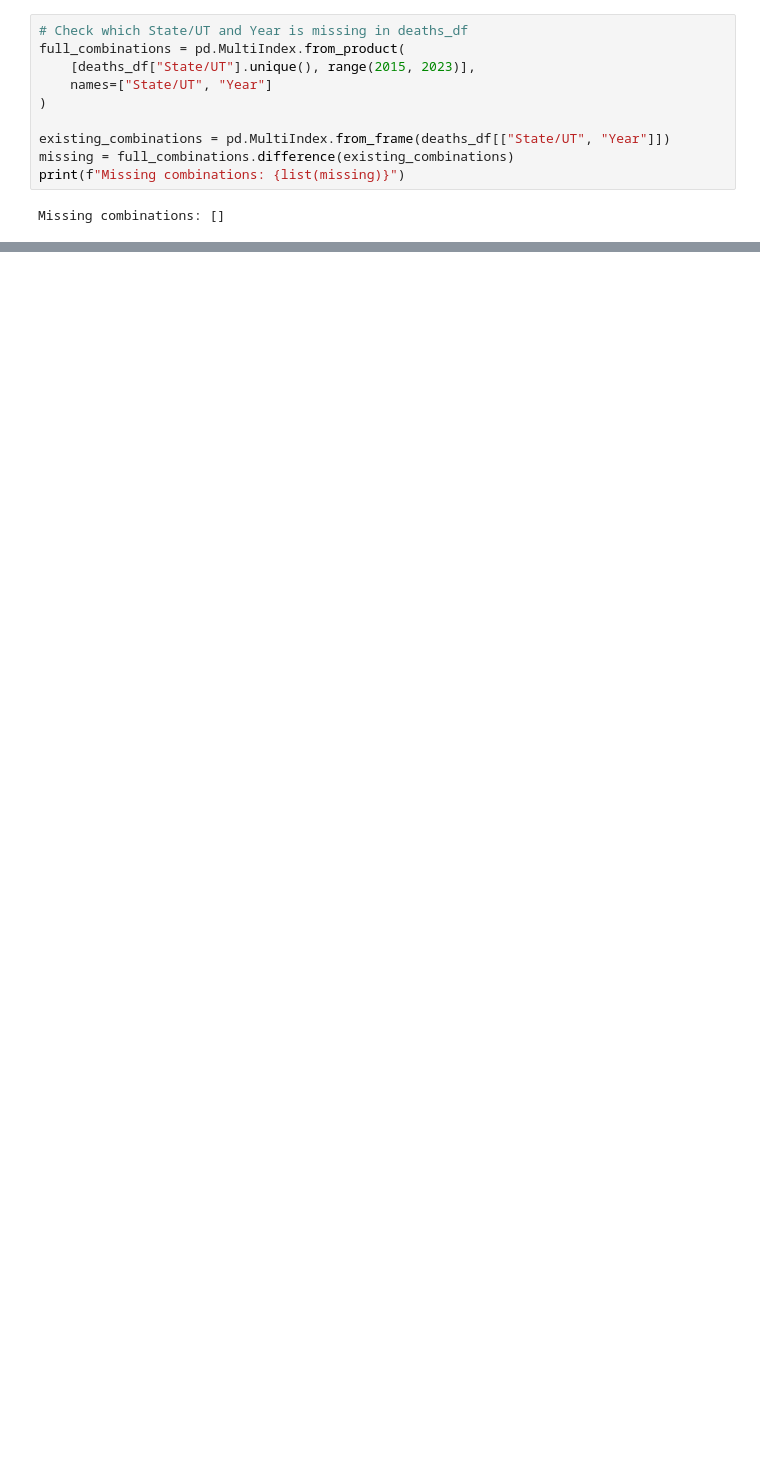
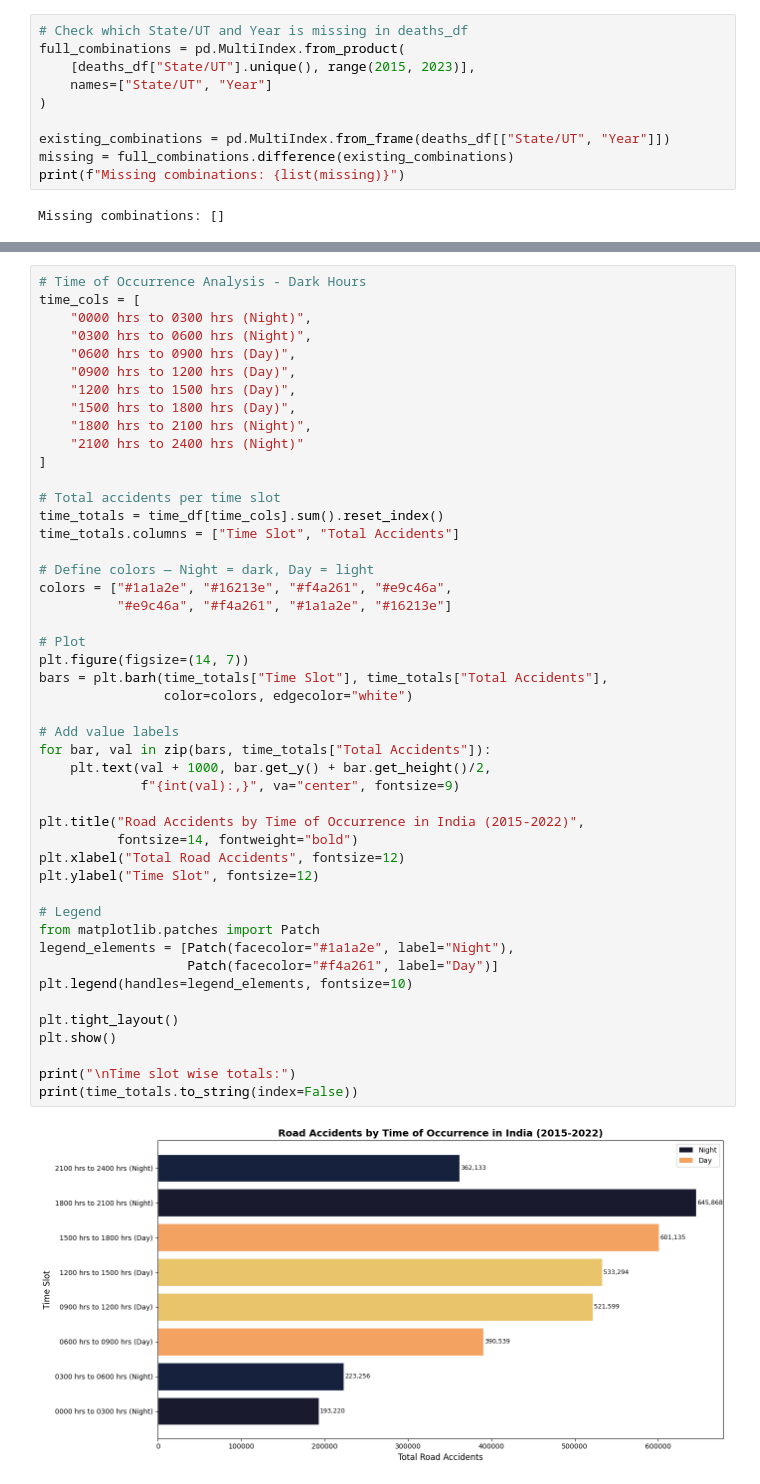
Before and after one commit to ankitarchoudhary/Dark-Hours-India, a Jupyter notebook: notebooks/02_eda.ipynb, the cells around one changed output, grey strips where cells are left out. Drawn from its saved outputs; the diff is of its cells as text; blank space fills up the shorter version.

```diff
--- a/notebooks/02_eda.ipynb
+++ b/notebooks/02_eda.ipynb
@@ -56,0 +214,49 @@ Missing combinations: [('Dadra and Nagar Haveli and Daman and Diu', 2022)]
+# %%
+# Time of Occurrence Analysis - Dark Hours
+time_cols = [
+    "0000 hrs to 0300 hrs (Night)",
+    "0300 hrs to 0600 hrs (Night)",
+    "0600 hrs to 0900 hrs (Day)",
+    "0900 hrs to 1200 hrs (Day)",
+    "1200 hrs to 1500 hrs (Day)",
+    "1500 hrs to 1800 hrs (Day)",
+    "1800 hrs to 2100 hrs (Night)",
+    "2100 hrs to 2400 hrs (Night)"
+]
+
+# Total accidents per time slot
+time_totals = time_df[time_cols].sum().reset_index()
+time_totals.columns = ["Time Slot", "Total Accidents"]
+
+# Define colors — Night = dark, Day = light
+colors = ["#1a1a2e", "#16213e", "#f4a261", "#e9c46a",
+          "#e9c46a", "#f4a261", "#1a1a2e", "#16213e"]
+
+# Plot
+plt.figure(figsize=(14, 7))
+bars = plt.barh(time_totals["Time Slot"], time_totals["Total Accidents"],
+                color=colors, edgecolor="white")
+
+# Add value labels
+for bar, val in zip(bars, time_totals["Total Accidents"]):
+    plt.text(val + 1000, bar.get_y() + bar.get_height()/2,
+             f"{int(val):,}", va="center", fontsize=9)
+
+plt.title("Road Accidents by Time of Occurrence in India (2015-2022)",
+          fontsize=14, fontweight="bold")
+plt.xlabel("Total Road Accidents", fontsize=12)
+plt.ylabel("Time Slot", fontsize=12)
+
+# Legend
+from matplotlib.patches import Patch
+legend_elements = [Patch(facecolor="#1a1a2e", label="Night"),
+                   Patch(facecolor="#f4a261", label="Day")]
+plt.legend(handles=legend_elements, fontsize=10)
+
+plt.tight_layout()
+plt.show()
+
+print("\nTime slot wise totals:")
+print(time_totals.to_string(index=False))
+# %% [output]
+[figure, added]
```
Also changed, not shown: parts of 11 cells of this notebook, 1 other file.
